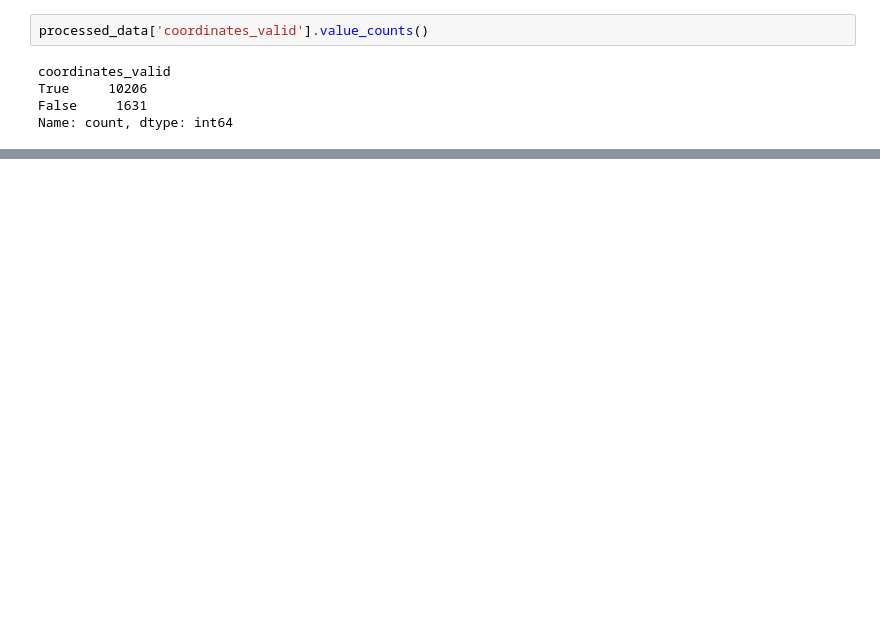
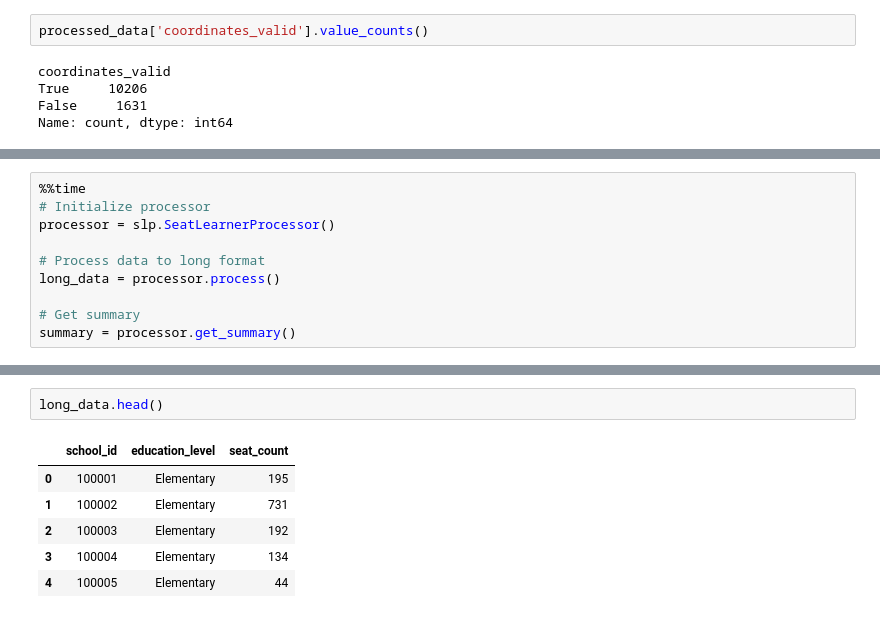
Before and after one commit to cair-philippines/project_paaral, a Jupyter notebook: notebooks/0.1-process-enrollment.ipynb, the cells around one changed output, grey strips where cells are left out. Saved outputs shown, nothing was run; the diff lists cells and outputs as text; blank space fills up the shorter version.

Commit message:
Created new module for public seats and updated other new modules.

```diff
--- a/notebooks/0.1-process-enrollment.ipynb
+++ b/notebooks/0.1-process-enrollment.ipynb
@@ -369,0 +354,10 @@ Name: count, dtype: int64
+# %%
+%%time
+# Initialize processor
+processor = slp.SeatLearnerProcessor()
+
+# Process data to long format
+long_data = processor.process()
+
+# Get summary
+summary = processor.get_summary()
@@ -369,0 +376,9 @@ Name: count, dtype: int64
+# %%
+long_data.head()
+# %% [output]
+|  | school_id | education_level | seat_count |
+| 0 | 100001 | Elementary | 195 |
+| 1 | 100002 | Elementary | 731 |
+| 2 | 100003 | Elementary | 192 |
+| 3 | 100004 | Elementary | 134 |
+| 4 | 100005 | Elementary | 44 |
```
Also changed, not shown: parts of 23 cells of this notebook, 3 other files.
